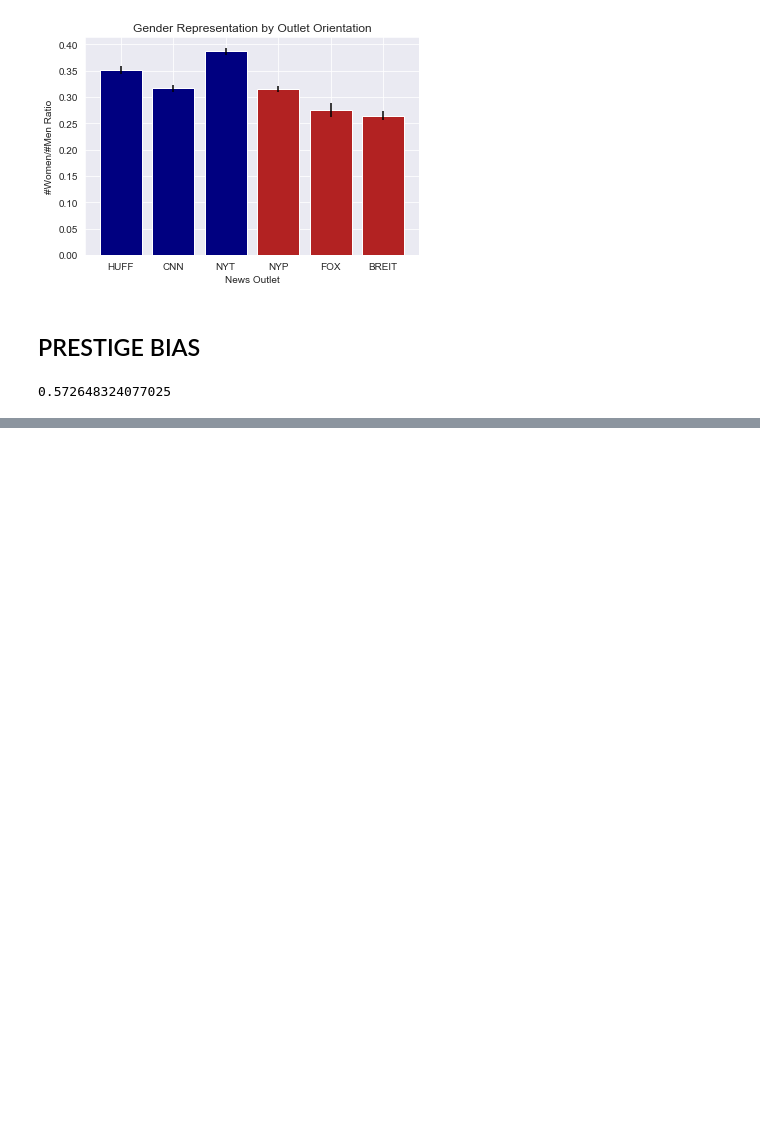
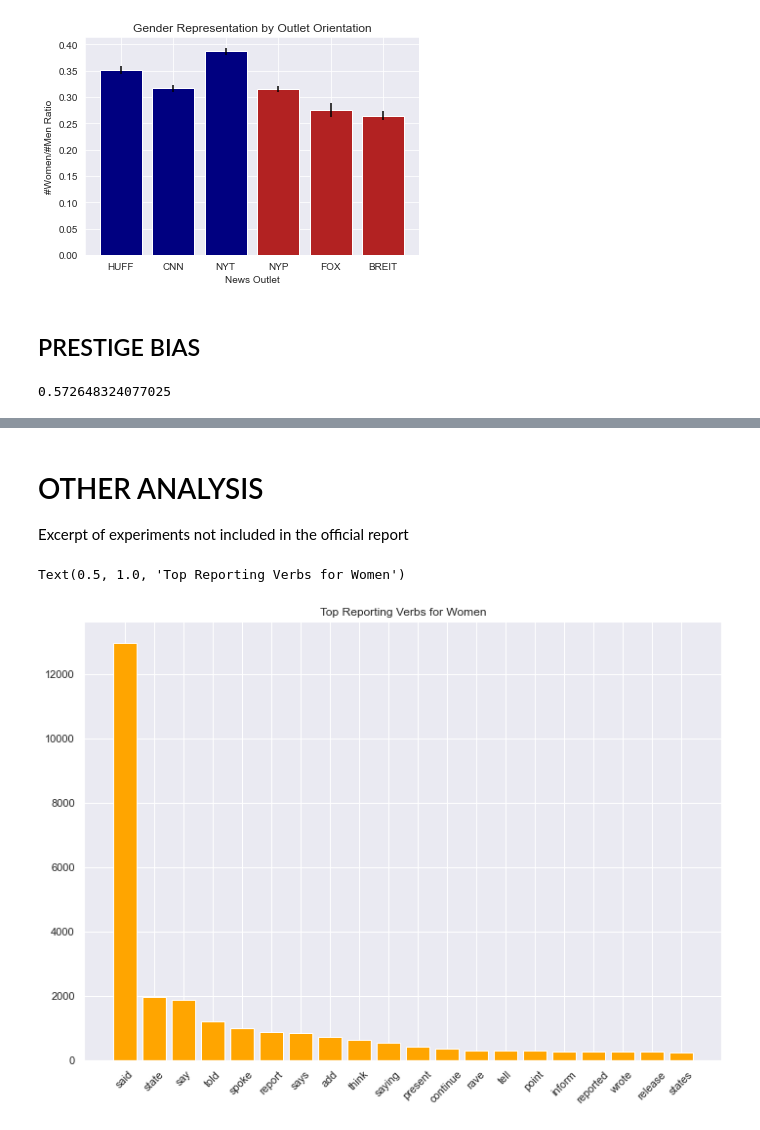
Before and after one commit to rebedorn/macro2, a Jupyter notebook: compare.ipynb, the cells around one changed output, grey strips where cells are left out. Saved outputs shown, nothing was run; the diff lists cells and outputs as text; code cells hidden in the pictures; blank space fills up the shorter version.

Commit message:
Added additional analysis component, removed extra code

```diff
--- a/compare.ipynb
+++ b/compare.ipynb
@@ -466,7 +336,7 @@ unknown_dict = dict([(p,g) for p,g in zip(unknown.Person,unknown.Gender)])
 
 andy = pd.read_csv("data/andy_dict.csv")
 andy = andy.loc[:,['Person','Gender']]
-andy['Person'] = andy['Person'].str.replace('"','')
+andy['Person'] = andys['Person'].str.replace('"','')
 andy['Gender'] = andy['Gender'].str.replace('"','')
 andy_dict = dict([(p,g) for p,g in zip(andy.Person,andy.Gender)])
 # %%
@@ -3160,8 +788,0 @@ top_experts_bycat(uniqpast, "Gender", gender_dict, 10)
-# %%
-# Bar plot: x axis is academic bins, y axis is counts
-for x in np.arange(1,9):
-    print("BIN ",x)
-    total = uniondf_nyt[uniondf_nyt.bin_rank == x].shape[0]
-    print(total)
-    for g in ["male", "female", "andy", "unknown"]:
-        print(uniondf_nyt[uniondf_nyt.bin_rank == x][g].sum(), uniondf_nyt[uniondf_nyt.bin_rank == x][g].sum()/total)
@@ -3207,19 +788,0 @@ becca_educ2
-# %%
-# Form Data Source for Alternative University Names
-# https://en.wikipedia.org/wiki/List_of_colloquial_names_for_universities_and_colleges_in_the_United_States
-times15 = pd.read_csv('timesData-2015rankings.csv')
-yiwen_educ2 = pd.DataFrame()#columns=['m1_idx','nyt_idx','quote','people','educ_inst'])
-
-for idx, match in yiwen_extr.iterrows():
-    nyt_idx = nyt_data[nyt_data['title'] == match['Title']].index.values
-    score = 0
-    for t_org in ast.literal_eval(match['Org']):
-        thisorg, thisscore = process.extract(t_org,times15['university_name'].unique(),limit=1)[0]
-        if thisscore > score:
-            org = thisorg
-            score = thisscore
-    if score >= 90:
-        toappend = [idx, nyt_idx, match['Sentence'], match['Name'], org]
-        yiwen_educ2 = yiwen_educ2.append([toappend])
-yiwen_educ2.columns = ['m1_idx','nyt_idx','quote','people','educ_inst']
-yiwen_educ2
@@ -3249,0 +1041,21 @@ and_nyt
+# %% [markdown]
+# OTHER ANALYSIS
+Excerpt of experiments not included in the official report
+# %%
+verb_count_m = pd.DataFrame([reporting_verbs, [0] * len(reporting_verbs)]).T
+verb_count_m.columns = ['verb','counts']
+verb_count_f = pd.DataFrame([reporting_verbs, [0] * len(reporting_verbs)]).T
+verb_count_f.columns = ['verb','counts']
+
+for i, x in verb_count_m.iterrows():
+    verb_count_f.loc[i,'counts'] += whole_qse.loc[whole_qse.quote.str.contains(x.verb)].female_t.sum()
+    verb_count_m.loc[i,'counts'] += whole_qse.loc[whole_qse.quote.str.contains(x.verb)].male_t.sum()
+
+n = 20
+sort_counts = verb_count_f.sort_values(by='counts', ascending=False)[:n]
+plt.bar(sort_counts.verb, sort_counts.counts)
+plt.xticks(rotation=45)
+plt.title("Top Reporting Verbs for Women")
+# %% [output]
+Text(0.5, 1.0, 'Top Reporting Verbs for Women')
+[figure, added]
```
Also changed, not shown: parts of 157 cells of this notebook.
